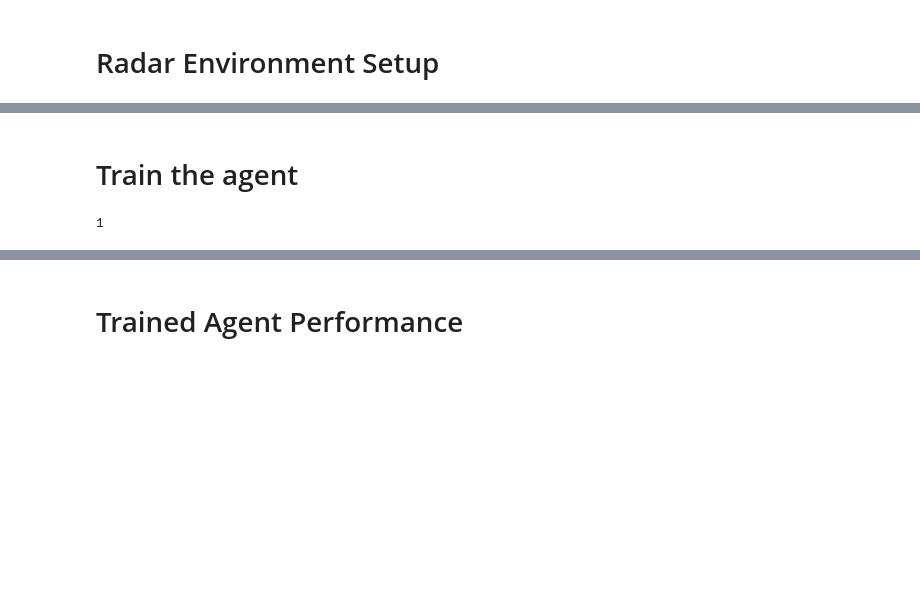
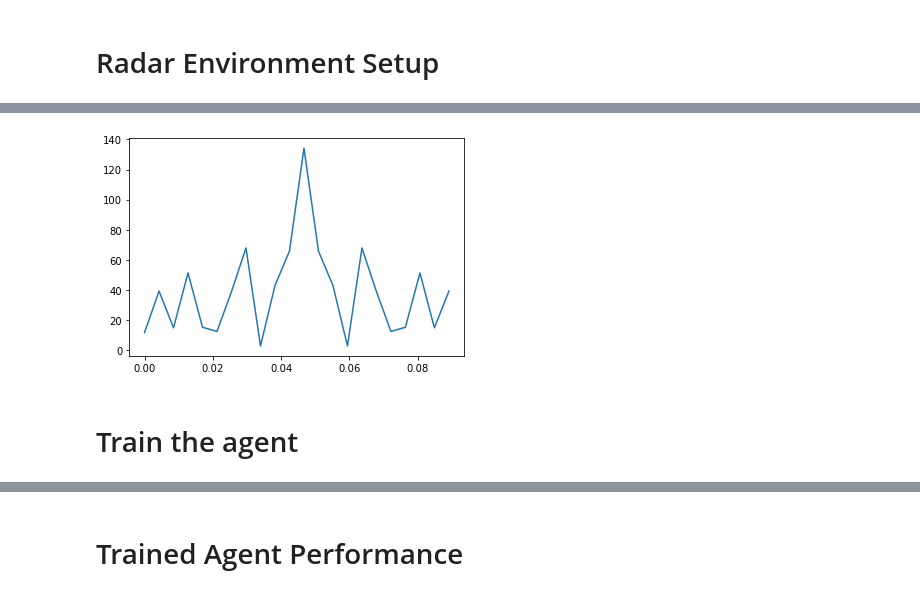
Before and after one commit to LOVGC/RL_Simple_Model, a Jupyter notebook: simple_model_for_testing.ipynb, the cells around one changed output, grey strips where cells are left out. Drawn from its saved outputs; the diff is of its cells as text; code cells hidden in the pictures; blank space fills up the shorter version.

Commit message:
working version for simple PSL reward

```diff
--- a/simple_model_for_testing.ipynb
+++ b/simple_model_for_testing.ipynb
@@ -38,7 +38,7 @@ class RadarEnvironment(Environment):
     # Q: does action have to be discrete??
     def actions(self):
         # 0: -0.1, 1: 0, 2: 0.1
-        return dict(type='int', shape=(self.N, 1), num_actions =3)
+        return dict(type='int', shape=(self.N, 1), num_values =3)
 
     def action_map(self, actions):
         """[summary] 0: -0.1, 1: 0, 2: 0.1
@@ -118,6 +118,7 @@ class RadarEnvironment(Environment):
         t = np.linspace(0, N * 1.0 / Fs, N).reshape((1, -1))
         return t, psf
 
+
     @staticmethod
     def peak_sidelobe_level(psf):
         """[summary]
@@ -157,6 +158,10 @@ class RadarEnvironment(Environment):
             actions)  # convert action repr used by agent to action repr used by envrionment
         next_state = self.current_state + actions
 
+        # make sure the states values are within range
+        next_state[next_state > 1] = 1.0
+        next_state[next_state < -1] = -1.0
+
         return next_state
 
     def compute_reward(self, state):
@@ -167,12 +172,21 @@ class RadarEnvironment(Environment):
         """
         p_b = RadarEnvironment.freqD_to_timeD(
             state, self.duration, self.basis_freqs, self.Fs)
-        (t, psf) = RadarEnvironment.point_spread_fn(p_b, Fs)
+        (t, psf) = RadarEnvironment.point_spread_fn(p_b, self.Fs)
         PSL = RadarEnvironment.peak_sidelobe_level(
             psf)  # recall it is always a negative scalar
 
         reward = -PSL
         return reward
+
+    def plot_psf_abs(self, state):
+
+        p_b = RadarEnvironment.freqD_to_timeD(
+            state, self.duration, self.basis_freqs, self.Fs)
+        (t, psf) = RadarEnvironment.point_spread_fn(p_b, self.Fs)
+
+        plt.plot(t[0], np.abs(psf[0]))
+        plt.show()
 
     def dynamics_fn(self, actions):
         """The dynamics_fn is a blackbox whose input is current_state and action,
@@ -249,6 +252,25 @@ array([[1],
+# %%
+# Initialize
+states = radar_env.reset()
+
+internals = agent.initial_internals()
+terminal = False
+
+
+# Run an episode
+negative_PSL = []
+while not terminal:
+    # ask the agent for an actions
+    actions, internals = agent.act(states = states, internals = internals, independent=True)
+
+    # apply the actions to the environment
+    states, terminal, reward = radar_env.execute(actions=actions)
+
+    # store the reward value
+    negative_PSL.append(reward)
+# %%
+radar_env.plot_psf_abs(states)
+# %% [output]
+[figure, added]
 # %% [markdown]
 # Train the agent
-# %%
-np.min(b)
-# %% [output]
-1
```
Also changed, not shown: parts of 9 cells of this notebook.
